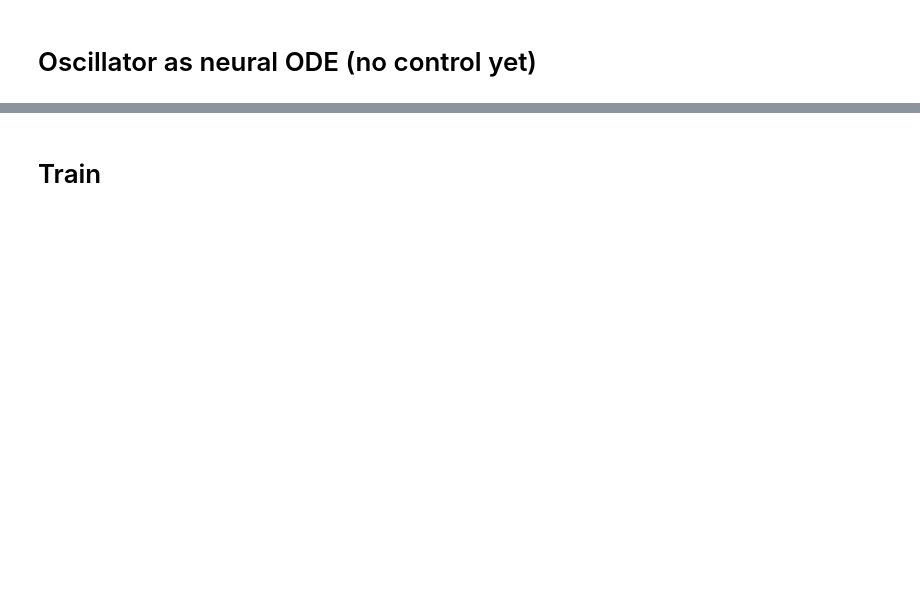
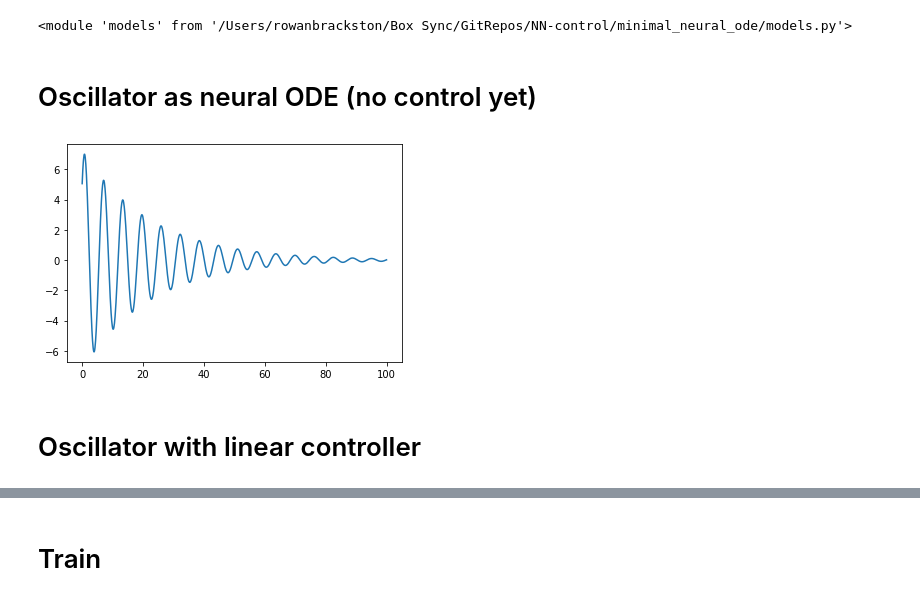
Before and after one commit to rdbrackston/NN-control, a Jupyter notebook: minimal_neural_ode/tf_neural_control_minimal.ipynb, the cells around one changed output, grey strips where cells are left out. Saved outputs shown, nothing was run; the diff lists cells and outputs as text; code cells hidden in the pictures; blank space fills up the shorter version.

```diff
--- a/minimal_neural_ode/tf_neural_control_minimal.ipynb
+++ b/minimal_neural_ode/tf_neural_control_minimal.ipynb
@@ -9,6 +11,25 @@ tf.enable_eager_execution()
 import matplotlib.pyplot as plt
 # %%
 from euler_self_tf import euler_self_tlist
+import models as md
+importlib.reload(sys.modules['models'])
+# %% [output]
+<module 'models' from '/Users/rowanbrackston/Box Sync/GitRepos/NN-control/minimal_neural_ode/models.py'>
 # %% [markdown]
 # Oscillator as neural ODE (no control yet)
+# %%
+time_steps = 1000
+t_free = np.linspace(0, 100, time_steps)
+y0_free = tf.cast([[5.], [5.]], tf.float32)
+
+free_trajectory = euler_self_tlist(md.oscillator(), y0_free, t_free, 1e-2)
+free_trajectory = np.concatenate(free_trajectory[:,0])
+free_trajectory.shape
+
+plt.plot(t_free,free_trajectory)
+plt.show()
+# %% [output]
+[figure, added]
+# %% [markdown]
+# Oscillator with linear controller
 # %%
```
Also changed, not shown: parts of 16 cells of this notebook, 1 other file.
